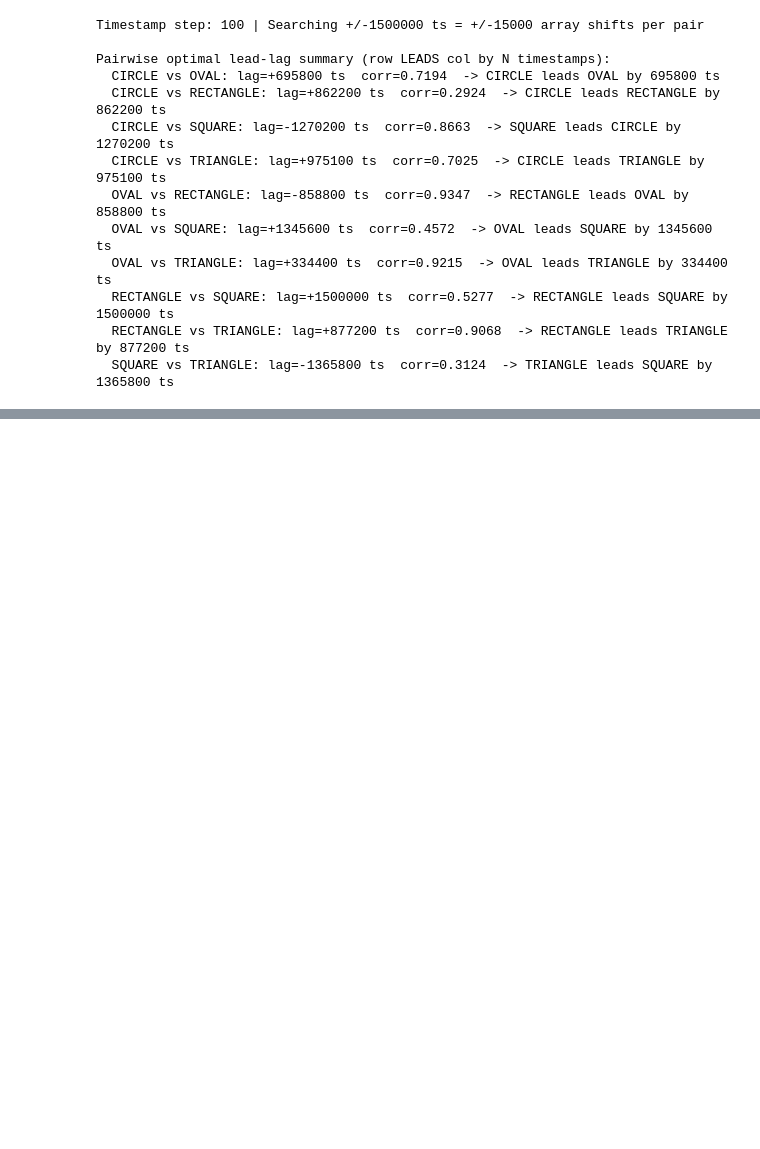
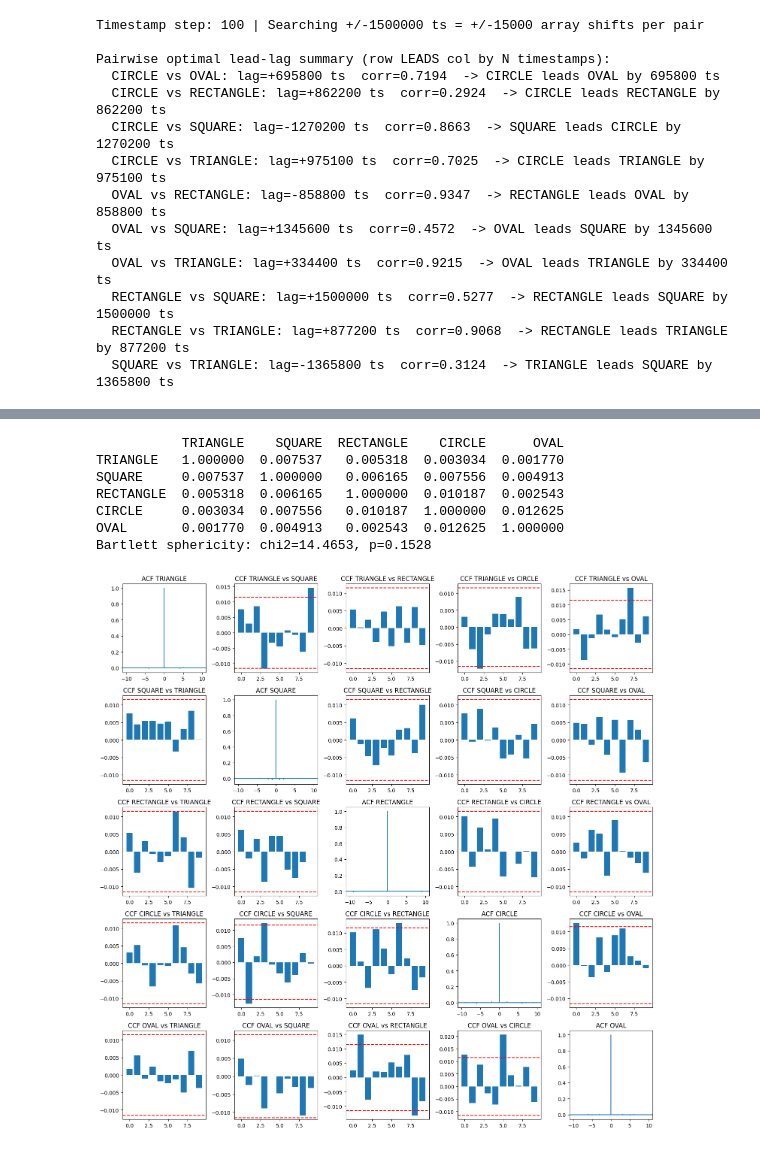
Before and after one commit to nikaslukyanov/kernel_trick, a Jupyter notebook: round5/microchips.ipynb, the cells around one changed output, grey strips where cells are left out. Saved outputs shown, nothing was run; the diff lists cells and outputs as text; code cells hidden in the pictures; blank space fills up the shorter version.

```diff
--- a/round5/microchips.ipynb
+++ b/round5/microchips.ipynb
@@ -187,3 +189,22 @@ Pairwise optimal lead-lag summary (row LEADS col by N timestamps):
   RECTANGLE vs SQUARE: lag=+1500000 ts  corr=0.5277  -> RECTANGLE leads SQUARE by 1500000 ts
   RECTANGLE vs TRIANGLE: lag=+877200 ts  corr=0.9068  -> RECTANGLE leads TRIANGLE by 877200 ts
   SQUARE vs TRIANGLE: lag=-1365800 ts  corr=0.3124  -> TRIANGLE leads SQUARE by 1365800 ts
+# %%
+from statsmodels.tsa.stattools import adfuller
+from statsmodels.stats.diagnostic import acorr_ljungbox
+from hurst import compute_Hc
+
+assets = shapes
+for asset in assets[4:5]:
+    tmp = chip(asset).mid_price
+    log_returns = np.diff(np.log(tmp))
+    diff = np.diff(tmp)
+
+    # GBM in log space should be iid Gaussian
+    print(f"Asset {asset}:")
+    print(f"  ADF on levels: {adfuller(tmp)[1]:.4f}")  # should NOT reject
+    print(f"  ADF on log-returns: {adfuller(log_returns)[1]:.4f}")  # should reject
+    print(f"  Ljung-Box on log-returns:\n {acorr_ljungbox(log_returns, lags=5)}")  # should be white noise
+    print(f"  Hurst: {compute_Hc(tmp)}")  # should be ~0.5
+    print(f"  Skewness of log-returns: {stats.skew(log_returns):.4f}")
+    print(f"  Excess kurtosis of log-returns: {stats.kurtosis(log_returns):.4f}")
@@ -189,0 +234,51 @@ Pairwise optimal lead-lag summary (row LEADS col by N timestamps):
+# %%
+import numpy as np
+from scipy import stats
+import pandas as pd
+
+# Compute difference (or log-return) series for each asset
+diffs = {asset: np.diff(np.log(chip(asset).mid_price)) for asset in assets}
+diff_df = pd.DataFrame(diffs)
+
+# 1. Contemporaneous correlation matrix
+corr_matrix = diff_df.corr()
+print(corr_matrix)
+
+# 2. Test if correlation matrix is significantly different from identity
+# Using the Bartlett sphericity test
+n = len(diff_df)
+p = len(assets)
+det = np.linalg.det(corr_matrix.values)
+chi2_stat = -(n - 1 - (2*p + 5)/6) * np.log(det)
+dof = p * (p - 1) / 2
+p_value = 1 - stats.chi2.cdf(chi2_stat, dof)
+print(f"Bartlett sphericity: chi2={chi2_stat:.4f}, p={p_value:.4f}")
+# p << 0.05 means correlations are significant -> NOT independent
+
+# 3. Check cross-correlations at multiple lags
+from statsmodels.tsa.stattools import ccf
+
+fig, axes = plt.subplots(p, p, figsize=(15, 15))
+for i, a1 in enumerate(assets):
+    for j, a2 in enumerate(assets):
+        if i == j:
+            axes[i,j].acorr(diffs[a1], maxlags=10)
+            axes[i,j].set_title(f'ACF {a1}')
+        else:
+            cc = ccf(diffs[a1], diffs[a2], nlags=10)
+            axes[i,j].bar(range(len(cc)), cc)
+            axes[i,j].axhline(2/np.sqrt(n), color='r', linestyle='--')
+            axes[i,j].axhline(-2/np.sqrt(n), color='r', linestyle='--')
+            axes[i,j].set_title(f'CCF {a1} vs {a2}')
+
+plt.tight_layout()
+plt.show()
+# %% [output]
+           TRIANGLE    SQUARE  RECTANGLE    CIRCLE      OVAL
+TRIANGLE   1.000000  0.007537   0.005318  0.003034  0.001770
+SQUARE     0.007537  1.000000   0.006165  0.007556  0.004913
+RECTANGLE  0.005318  0.006165   1.000000  0.010187  0.002543
+CIRCLE     0.003034  0.007556   0.010187  1.000000  0.012625
+OVAL       0.001770  0.004913   0.002543  0.012625  1.000000
+Bartlett sphericity: chi2=14.4653, p=0.1528
+[figure, added]
```
Also changed, not shown: parts of 10 cells of this notebook.
